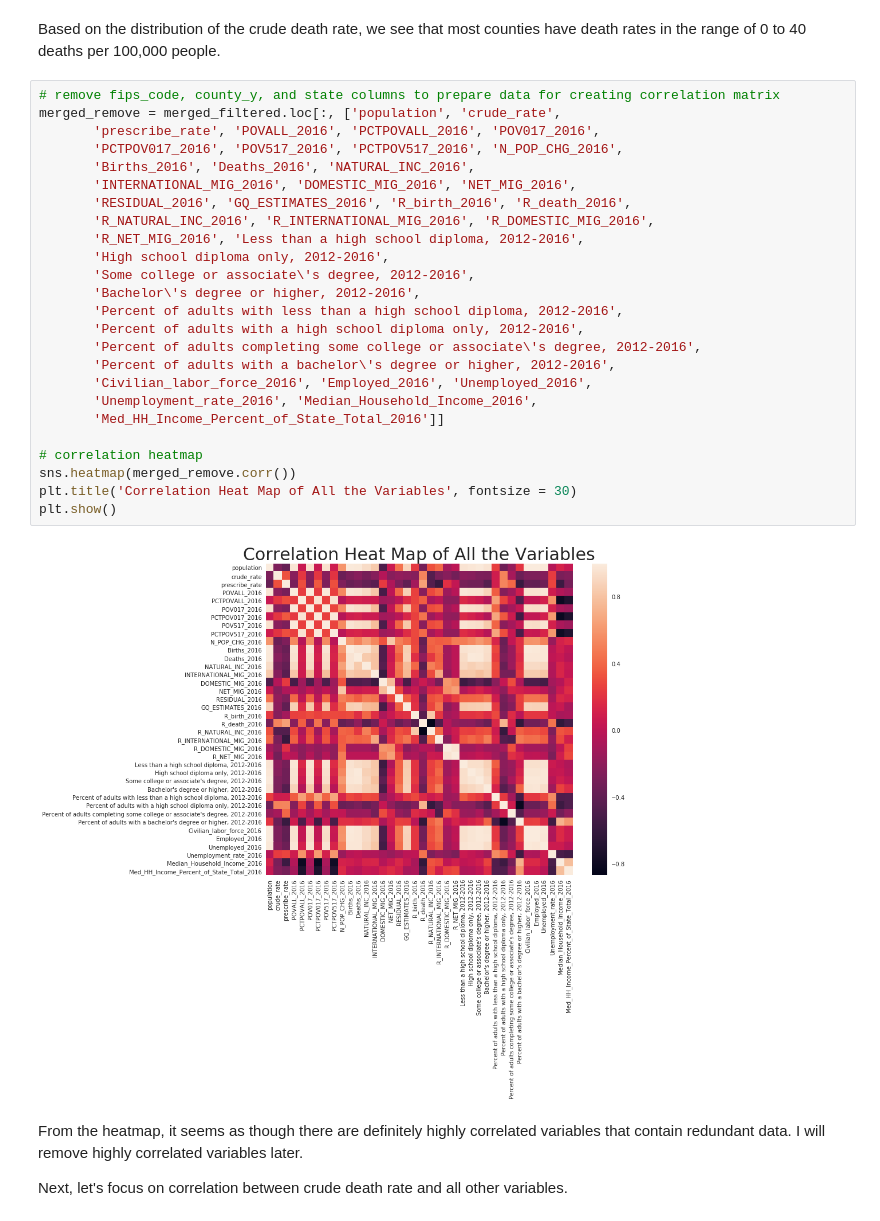
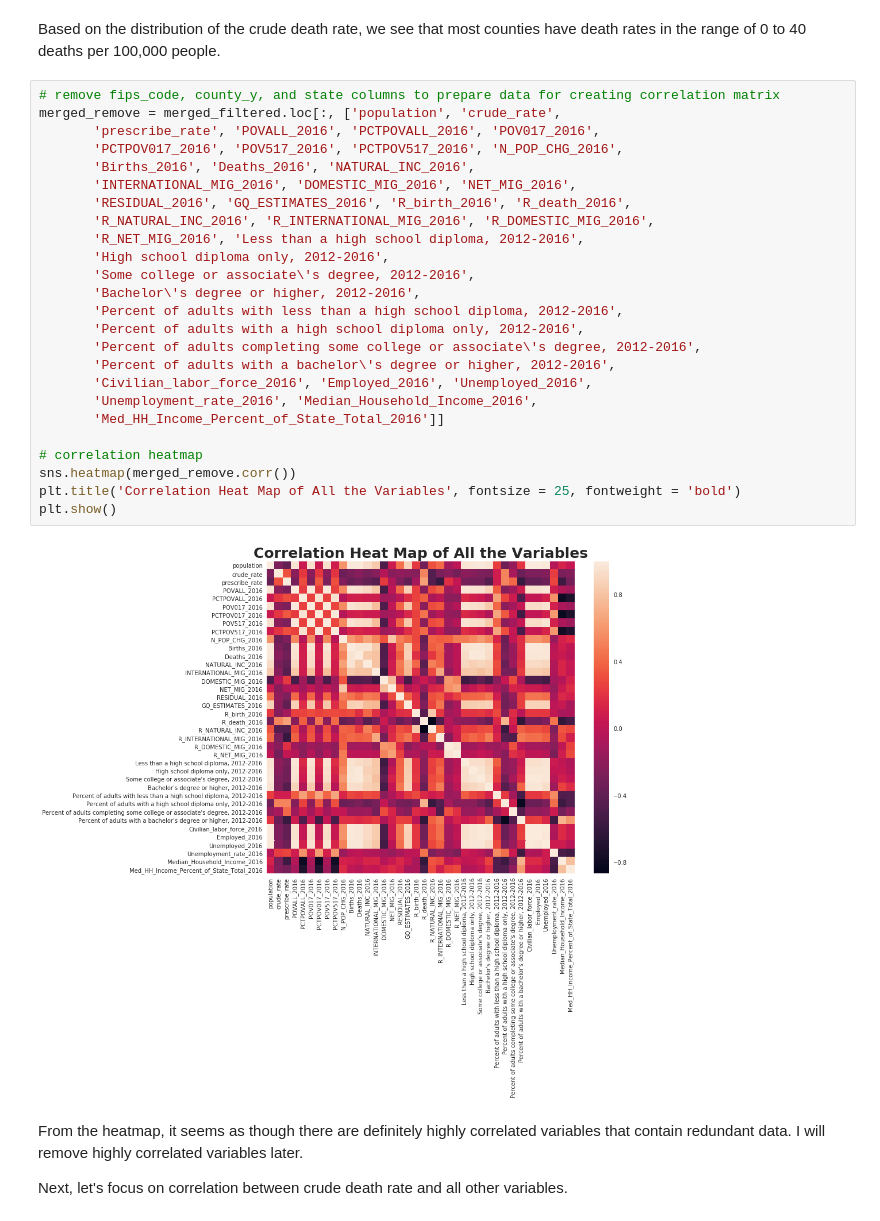
Before and after one commit to danielhanbitlee/Springboard, a Jupyter notebook: capstone_project/data_storytelling.ipynb, the cells around one changed output. Drawn from its saved outputs; the diff is of its cells as text.

```diff
--- a/capstone_project/data_storytelling.ipynb
+++ b/capstone_project/data_storytelling.ipynb
@@ -296,30 +299,30 @@ Based on the distribution of the crude death rate, we see that most counties hav
 # %%
 # remove fips_code, county_y, and state columns to prepare data for creating correlation matrix
 merged_remove = merged_filtered.loc[:, ['population', 'crude_rate',
        'prescribe_rate', 'POVALL_2016', 'PCTPOVALL_2016', 'POV017_2016',
        'PCTPOV017_2016', 'POV517_2016', 'PCTPOV517_2016', 'N_POP_CHG_2016',
        'Births_2016', 'Deaths_2016', 'NATURAL_INC_2016',
        'INTERNATIONAL_MIG_2016', 'DOMESTIC_MIG_2016', 'NET_MIG_2016',
        'RESIDUAL_2016', 'GQ_ESTIMATES_2016', 'R_birth_2016', 'R_death_2016',
        'R_NATURAL_INC_2016', 'R_INTERNATIONAL_MIG_2016', 'R_DOMESTIC_MIG_2016',
        'R_NET_MIG_2016', 'Less than a high school diploma, 2012-2016',
        'High school diploma only, 2012-2016',
        'Some college or associate\'s degree, 2012-2016',
        'Bachelor\'s degree or higher, 2012-2016',
        'Percent of adults with less than a high school diploma, 2012-2016',
        'Percent of adults with a high school diploma only, 2012-2016',
        'Percent of adults completing some college or associate\'s degree, 2012-2016',
        'Percent of adults with a bachelor\'s degree or higher, 2012-2016',
        'Civilian_labor_force_2016', 'Employed_2016', 'Unemployed_2016',
        'Unemployment_rate_2016', 'Median_Household_Income_2016',
        'Med_HH_Income_Percent_of_State_Total_2016']]
 
 # correlation heatmap
 sns.heatmap(merged_remove.corr())
-plt.title('Correlation Heat Map of All the Variables', fontsize = 30)
+plt.title('Correlation Heat Map of All the Variables', fontsize = 25, fontweight = 'bold')
 plt.show()
 # %% [output]
-[figure, old version]
+[figure, new version]
 # %% [markdown]
 From the heatmap, it seems as though there are definitely highly correlated variables that contain redundant data. I will remove highly correlated variables later.
 
```
Also changed, not shown: parts of 4 cells of this notebook.
